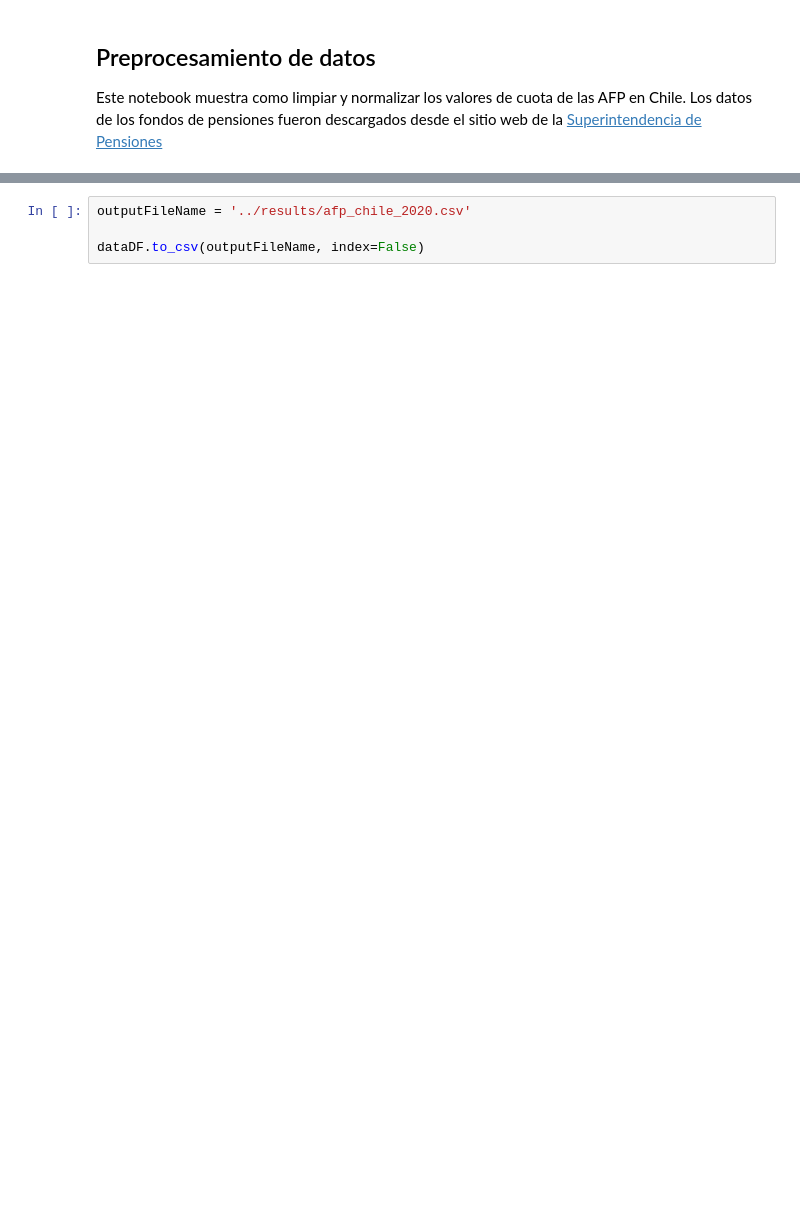
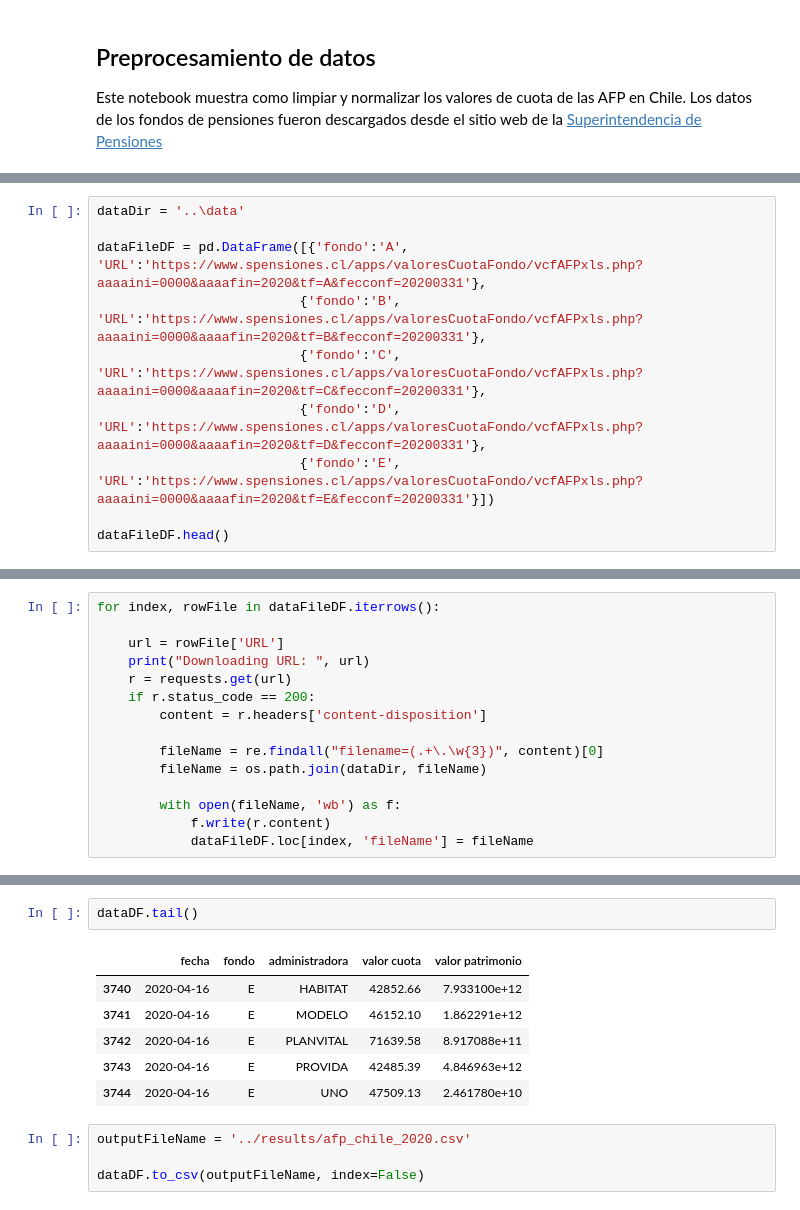
Before and after one commit to rpmunoz/afp_chile, a Jupyter notebook: notebooks/01 - Preprocesar datos superintendencia.ipynb, the cells around one changed output, grey strips where cells are left out. Cells and saved outputs as stored; diff of their text form; blank space fills up the shorter version.

```diff
--- a/notebooks/01 - Preprocesar datos superintendencia.ipynb
+++ b/notebooks/01 - Preprocesar datos superintendencia.ipynb
@@ -25,0 +15,10 @@ dataFileDF.head()
+# %%
+dataDir = '..\data'
+
+dataFileDF = pd.DataFrame([{'fondo':'A', 'URL':'https://www.spensiones.cl/apps/valoresCuotaFondo/vcfAFPxls.php?aaaaini=0000&aaaafin=2020&tf=A&fecconf=20200331'},
+                          {'fondo':'B', 'URL':'https://www.spensiones.cl/apps/valoresCuotaFondo/vcfAFPxls.php?aaaaini=0000&aaaafin=2020&tf=B&fecconf=20200331'},
+                          {'fondo':'C', 'URL':'https://www.spensiones.cl/apps/valoresCuotaFondo/vcfAFPxls.php?aaaaini=0000&aaaafin=2020&tf=C&fecconf=20200331'},
+                          {'fondo':'D', 'URL':'https://www.spensiones.cl/apps/valoresCuotaFondo/vcfAFPxls.php?aaaaini=0000&aaaafin=2020&tf=D&fecconf=20200331'},
+                          {'fondo':'E', 'URL':'https://www.spensiones.cl/apps/valoresCuotaFondo/vcfAFPxls.php?aaaaini=0000&aaaafin=2020&tf=E&fecconf=20200331'}])
+
+dataFileDF.head()
@@ -25,0 +32,15 @@ dataFileDF.head()
+# %%
+for index, rowFile in dataFileDF.iterrows():
+
+    url = rowFile['URL']
+    print("Downloading URL: ", url)
+    r = requests.get(url)
+    if r.status_code == 200:
+        content = r.headers['content-disposition']
+
+        fileName = re.findall("filename=(.+\.\w{3})", content)[0]
+        fileName = os.path.join(dataDir, fileName)
+
+        with open(fileName, 'wb') as f:
+            f.write(r.content)
+            dataFileDF.loc[index, 'fileName'] = fileName
@@ -91,3 +106,12 @@ Processing file:  ../data/vcfE2020-2020.csv
+# %%
+dataDF.tail()
+# %% [output]
+|  | fecha | fondo | administradora | valor cuota | valor patrimonio |
+| 3740 | 2020-04-16 | E | HABITAT | 42852.66 | 7.933100e+12 |
+| 3741 | 2020-04-16 | E | MODELO | 46152.10 | 1.862291e+12 |
+| 3742 | 2020-04-16 | E | PLANVITAL | 71639.58 | 8.917088e+11 |
+| 3743 | 2020-04-16 | E | PROVIDA | 42485.39 | 4.846963e+12 |
+| 3744 | 2020-04-16 | E | UNO | 47509.13 | 2.461780e+10 |
 # %%
 outputFileName = '../results/afp_chile_2020.csv'
 
```
Also changed, not shown: parts of 8 cells of this notebook, 8 other files.
